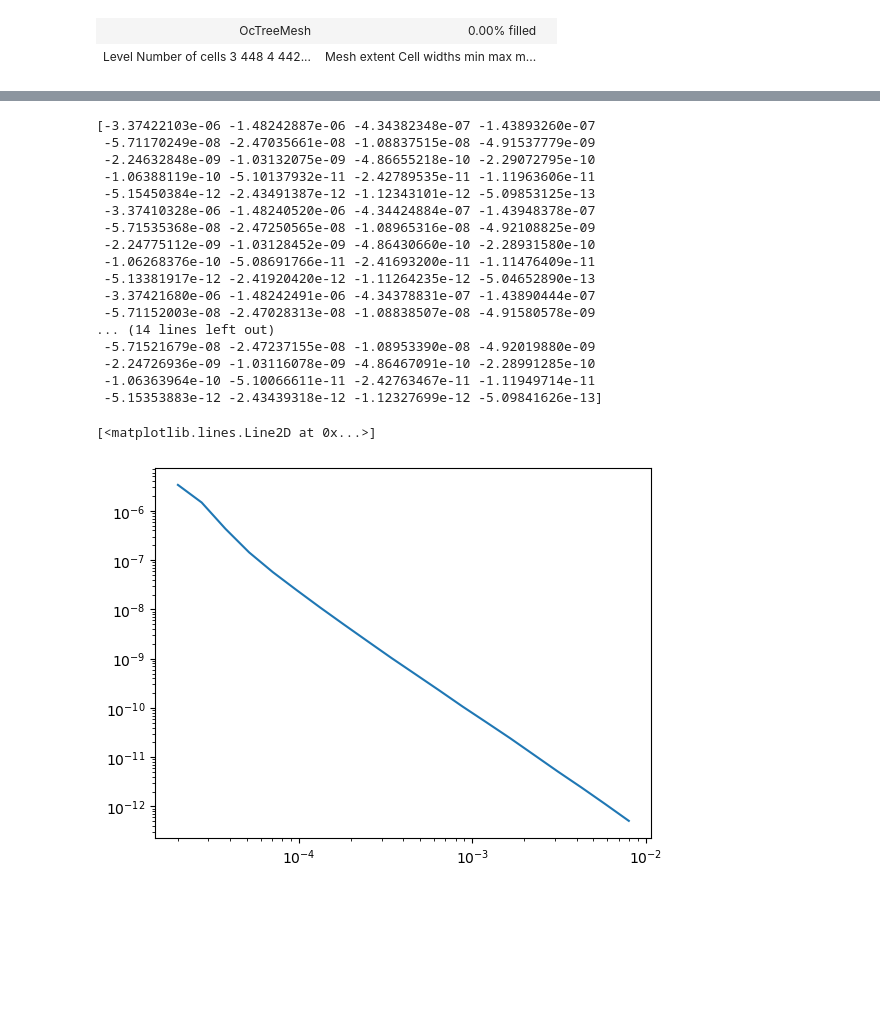
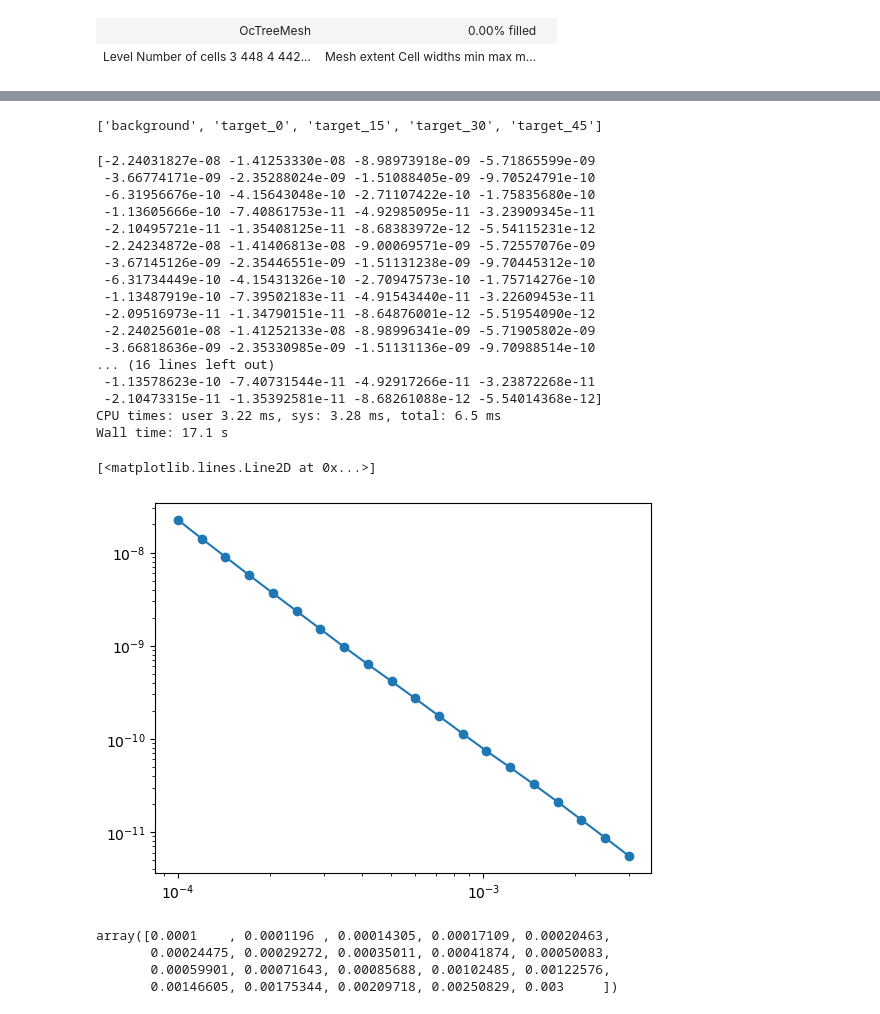
Before and after one commit to ubcgif/2025-heagy-etal-tle, a Jupyter notebook: notebooks/tile-map.ipynb, the cells around one changed output, grey strips where cells are left out. Drawn from its saved outputs; the diff is of its cells as text; code cells hidden in the pictures; blank space fills up the shorter version.

```diff
--- a/notebooks/tile-map.ipynb
+++ b/notebooks/tile-map.ipynb
@@ -40,7 +40,7 @@ rx_x
 # %% [output]
 array([-495., -295.,  -95.,  105.,  305.,  505.])
 # %%
-base_cell_width = 20
+base_cell_width = 10
 domain_extent = 8000
 
 n_base_cells = 2 ** int(
@@ -163,7 +163,7 @@ ax.set_aspect(1)
 # %%
 active_cells_map = maps.InjectActiveCells(mesh, mesh.cell_centers[:, 2]<0, value_inactive=np.log(1e-8))
 # %%
-rx_times = np.logspace(np.log10(2e-5), np.log10(8e-3), 20)
+rx_times = np.logspace(np.log10(1e-4), np.log10(3e-3), 20)
 # %%
 source_list = []
 
@@ -202,7 +202,7 @@ for src in source_list:
         np.r_[src.location[0]], np.r_[src.location[1]], np.linspace(-refine_depth, src.location[2], 40)
     )
     mesh_local.refine_points(
-        refine_points, level=-1, padding_cells_by_level=[2, 4, 4],
+        refine_points, level=-2, padding_cells_by_level=[2, 4, 4],
         finalize=True, diagonal_balance=True
     )
     mesh_list.append(mesh_local)
@@ -314,7 +314,9 @@ for a in ax:
+# %%
+model_keys
+# %% [output]
+['background', 'target_0', 'target_15', 'target_30', 'target_45']
 # %%
-# fields = {}
-# dpred = {}
-
+%%time
 key = model_keys[0]
 model = log_conductivity_models[key]
 # fields = sim.fields(model)
@@ -322,25 +324,32 @@ dpred = sim.dpred(model)
 print(dpred)
 # sim.join()
 # %% [output]
-[-3.37422103e-06 -1.48242887e-06 -4.34382348e-07 -1.43893260e-07
- -5.71170249e-08 -2.47035661e-08 -1.08837515e-08 -4.91537779e-09
- -2.24632848e-09 -1.03132075e-09 -4.86655218e-10 -2.29072795e-10
- -1.06388119e-10 -5.10137932e-11 -2.42789535e-11 -1.11963606e-11
- -5.15450384e-12 -2.43491387e-12 -1.12343101e-12 -5.09853125e-13
- -3.37410328e-06 -1.48240520e-06 -4.34424884e-07 -1.43948378e-07
- -5.71535368e-08 -2.47250565e-08 -1.08965316e-08 -4.92108825e-09
- -2.24775112e-09 -1.03128452e-09 -4.86430660e-10 -2.28931580e-10
- -1.06268376e-10 -5.08691766e-11 -2.41693200e-11 -1.11476409e-11
- -5.13381917e-12 -2.41920420e-12 -1.11264235e-12 -5.04652890e-13
- -3.37421680e-06 -1.48242491e-06 -4.34378831e-07 -1.43890444e-07
- -5.71152003e-08 -2.47028313e-08 -1.08838507e-08 -4.91580578e-09
-... (14 lines left out)
- -5.71521679e-08 -2.47237155e-08 -1.08953390e-08 -4.92019880e-09
- -2.24726936e-09 -1.03116078e-09 -4.86467091e-10 -2.28991285e-10
- -1.06363964e-10 -5.10066611e-11 -2.42763467e-11 -1.11949714e-11
- -5.15353883e-12 -2.43439318e-12 -1.12327699e-12 -5.09841626e-13]
+[-2.24031827e-08 -1.41253330e-08 -8.98973918e-09 -5.71865599e-09
+ -3.66774171e-09 -2.35288024e-09 -1.51088405e-09 -9.70524791e-10
+ -6.31956676e-10 -4.15643048e-10 -2.71107422e-10 -1.75835680e-10
+ -1.13605666e-10 -7.40861753e-11 -4.92985095e-11 -3.23909345e-11
+ -2.10495721e-11 -1.35408125e-11 -8.68383972e-12 -5.54115231e-12
+ -2.24234872e-08 -1.41406813e-08 -9.00069571e-09 -5.72557076e-09
+ -3.67145126e-09 -2.35446551e-09 -1.51131238e-09 -9.70445312e-10
+ -6.31734449e-10 -4.15431326e-10 -2.70947573e-10 -1.75714276e-10
+ -1.13487919e-10 -7.39502183e-11 -4.91543440e-11 -3.22609453e-11
+ -2.09516973e-11 -1.34790151e-11 -8.64876001e-12 -5.51954090e-12
+ -2.24025601e-08 -1.41252133e-08 -8.98996341e-09 -5.71905802e-09
+ -3.66818636e-09 -2.35330985e-09 -1.51131136e-09 -9.70988514e-10
+... (16 lines left out)
+ -1.13578623e-10 -7.40731544e-11 -4.92917266e-11 -3.23872268e-11
+ -2.10473315e-11 -1.35392581e-11 -8.68261088e-12 -5.54014368e-12]
+CPU times: user 3.22 ms, sys: 3.28 ms, total: 6.5 ms
+Wall time: 17.1 s
 # %%
-plt.loglog(rx_times, -dpred[:len(rx_times)])
+plt.loglog(rx_times, -dpred[:len(rx_times)], "-o")
 # %% [output]
 [<matplotlib.lines.Line2D at 0x...>]
-[figure, old version]
+[figure, new version]
+# %%
+rx_times
+# %% [output]
+array([0.0001    , 0.0001196 , 0.00014305, 0.00017109, 0.00020463,
+       0.00024475, 0.00029272, 0.00035011, 0.00041874, 0.00050083,
+       0.00059901, 0.00071643, 0.00085688, 0.00102485, 0.00122576,
+       0.00146605, 0.00175344, 0.00209718, 0.00250829, 0.003     ])
```
Also changed, not shown: parts of 5 cells of this notebook, 2 other files.
